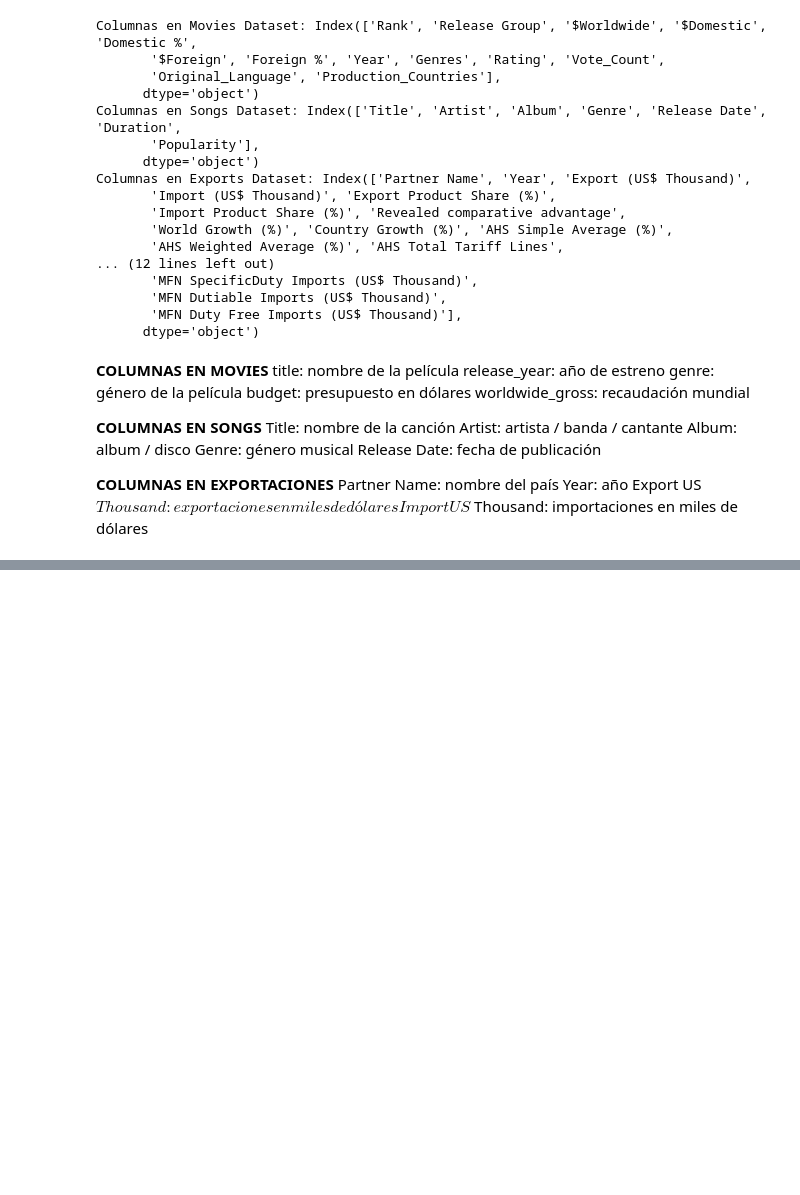
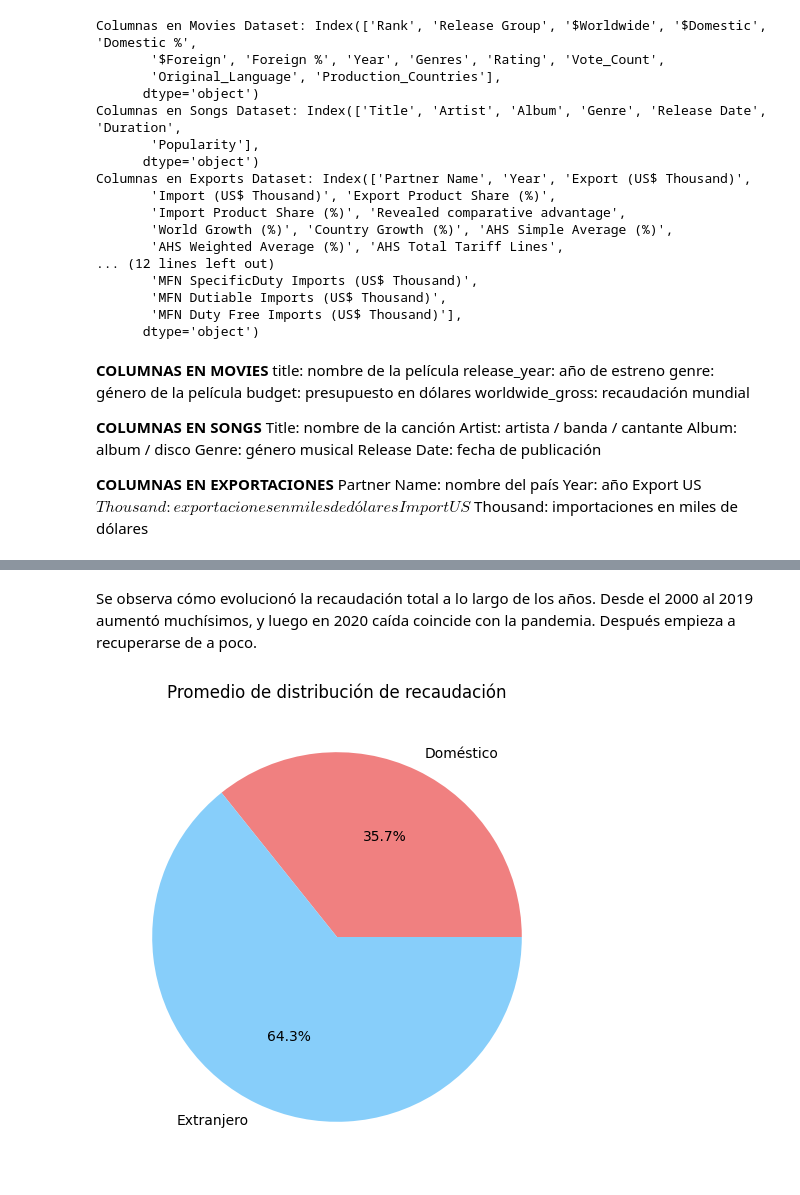
Before and after one commit to gugui-python/movies-box-office-dataset, a Jupyter notebook: datasets+perello.ipynb, the cells around one changed output, grey strips where cells are left out. Saved outputs shown, nothing was run; the diff lists cells and outputs as text; code cells hidden in the pictures; blank space fills up the shorter version.

```diff
--- a/datasets+perello.ipynb
+++ b/datasets+perello.ipynb
@@ -90,0 +149,14 @@ Import US$ Thousand: importaciones en miles de dólares
+# %% [markdown]
+Se observa cómo evolucionó la recaudación total a lo largo de los años. Desde el 2000 al 2019 aumentó muchísimos, y luego en 2020 caída coincide con la pandemia. Después empieza a recuperarse de a poco.
+# %%
+# Promediar los porcentajes
+domestic_avg = df_movies['Domestic %'].mean()
+foreign_avg = df_movies['Foreign %'].mean()
+
+# Crear gráfico de torta
+plt.figure(figsize=(6,6))
+plt.pie([domestic_avg, foreign_avg], labels=['Doméstico', 'Extranjero'], autopct='%1.1f%%', colors=['lightcoral', 'lightskyblue'])
+plt.title('Promedio de distribución de recaudación')
+plt.show()
+# %% [output]
+[figure, added]
```
Also changed, not shown: parts of 18 cells of this notebook.
